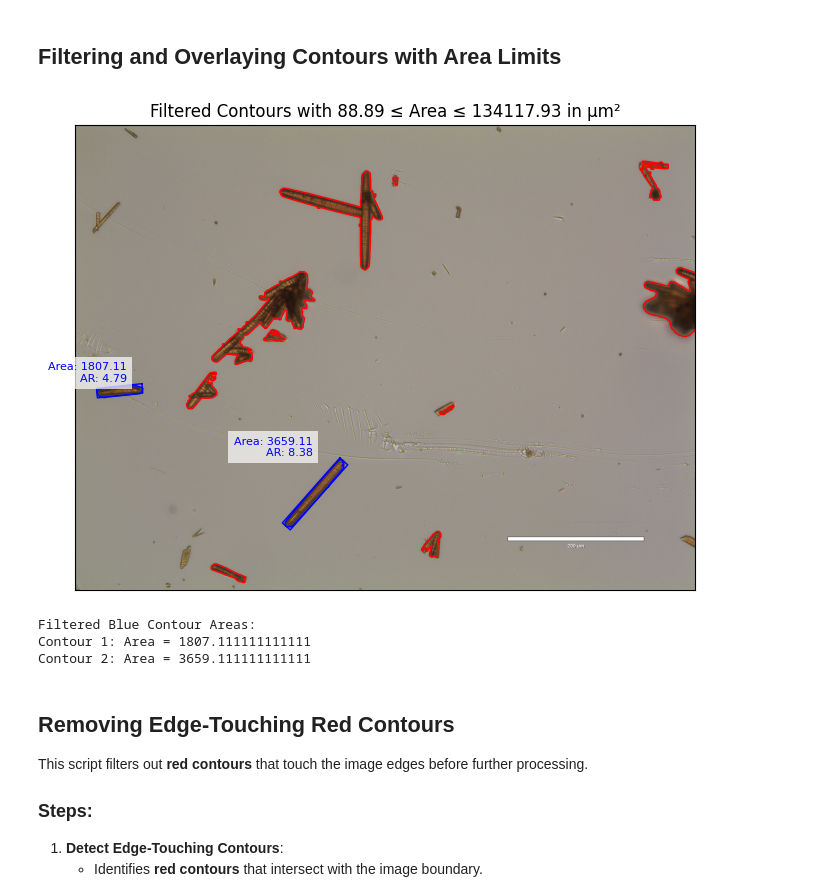
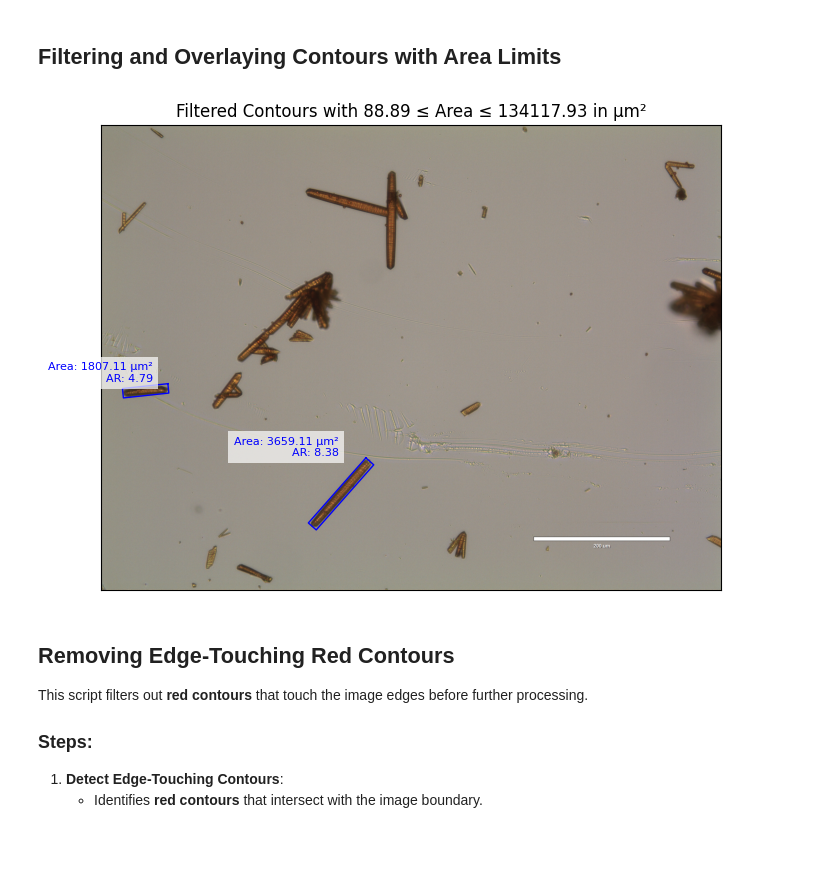
Before and after one commit to uwsunlab/Co-MOF, a Jupyter notebook: MOF_Project_DataAnalysis.ipynb, the cells around one changed output. Cells and saved outputs as stored; diff of their text form; code cells hidden in the pictures; blank space fills up the shorter version.

```diff
--- a/MOF_Project_DataAnalysis.ipynb
+++ b/MOF_Project_DataAnalysis.ipynb
@@ -204,0 +167,10 @@ blue_areas, blue_aspect_ratios = process_blue_contours(image_gray, image, blue_c
+# %%
+# from co_mof import process_blue_contours  # TODO: vague function name
+from co_mof import calculate_blue_contour_metrics, plot_blue_contours
+# blue_areas, blue_aspect_ratios = process_blue_contours(image_gray, image, blue_contours)
+
+# Step 1: Compute bounding boxes, areas, and aspect ratios
+bounding_boxes, blue_areas, blue_aspect_ratios = calculate_blue_contour_metrics(image_gray, blue_contours)
+
+# Step 2: Display bounding boxes on the original image
+plot_blue_contours(image, bounding_boxes)
@@ -216,9 +190,17 @@ This script analyzes the **areas** and **aspect ratios** of blue contours using
 3. **Output Results**:
    - Prints the computed statistical values.
 # %%
-from co_mof import plot_area_histogram_with_peak_curve
-# Example usage:
-peak_area, mean_area, std_area= plot_area_histogram_with_peak_curve(blue_areas)
+# from co_mof import plot_area_histogram_with_peak_curve
+from co_mof import calculate_area_statistics_for_blue_contours, plot_area_histogram_for_blue_contours
+# # Example usage:
+# peak_area, mean_area, std_area= plot_area_histogram_with_peak_curve(blue_areas)
+
+# Step 1: Compute statistics
+x_area, y_area, peak_area, mean_area, std_area = calculate_area_statistics_for_blue_contours(blue_areas)
+
+# Step 2: Plot results
+plot_area_histogram_for_blue_contours(blue_areas, x_area, y_area, peak_area, mean_area, std_area)
+
 
 # Print the peaks and standard deviations  # TODO: should be in function (Does not need to be in a function)
 print(f"Peak Area: {peak_area}")
@@ -248,31 +230,33 @@ This script filters and overlays contours based on statistical analysis of **blu
 # %% [markdown]
 ## Filtering and Overlaying Contours with Area Limits
 # %%
-from co_mof import filter_and_overlay_all_contours_with_upper_limit
+# from co_mof import filter_and_overlay_all_contours_with_upper_limit
+from co_mof import filter_contours_by_area_and_edge, plot_filtered_blue_contours
 
 # Example usage:
 
 # TODO: put below in function
 # Replacement of Value (To ensure most contours are detected)
 if mean_area > 5000:
     mean_area = 500
 
 elif mean_area < 1000:
     mean_area = 200
 
-filtered_blue_contours, Isolated_Crystals_Area, filtered_red_contours, Isolated_Crystals_AR = filter_and_overlay_all_contours_with_upper_limit(
-    image, image_gray, blue_contours, red_contours, mean_area, std_area, length_per_pixel
+# filtered_blue_contours, Isolated_Crystals_Area, filtered_red_contours, Isolated_Crystals_AR = filter_and_overlay_all_contours_with_upper_limit(
+#     image, image_gray, blue_contours, red_contours, mean_area, std_area, length_per_pixel
+# )
+
+
+# Step 1: Filter contours based on area range and image edge detection
+filtered_blue_contours, isolated_crystal_areas, isolated_crystal_AR, filtered_red_contours, min_area, upper_limit = filter_contours_by_area_and_edge(
+    blue_contours, red_contours, image_gray, mean_area, std_area, length_per_pixel
 )
 
-# Print the areas of filtered blue contours
-print("Filtered Blue Contour Areas:")
-for idx, blue_contour_area in enumerate(Isolated_Crystals_Area):
-    print(f"Contour {idx + 1}: Area = {blue_contour_area}")
+# Step 2: Plot the results
+plot_filtered_blue_contours(image, filtered_blue_contours, isolated_crystal_areas, isolated_crystal_AR, min_area, upper_limit)
 # %% [output]
-[figure, old version]
+[figure, new version]
-Filtered Blue Contour Areas:
-Contour 1: Area = 1807.111111111111
-Contour 2: Area = 3659.111111111111
 # %% [markdown]
 ## Removing Edge-Touching Red Contours
 
```
Also changed, not shown: parts of 13 cells of this notebook, 2 other files.
